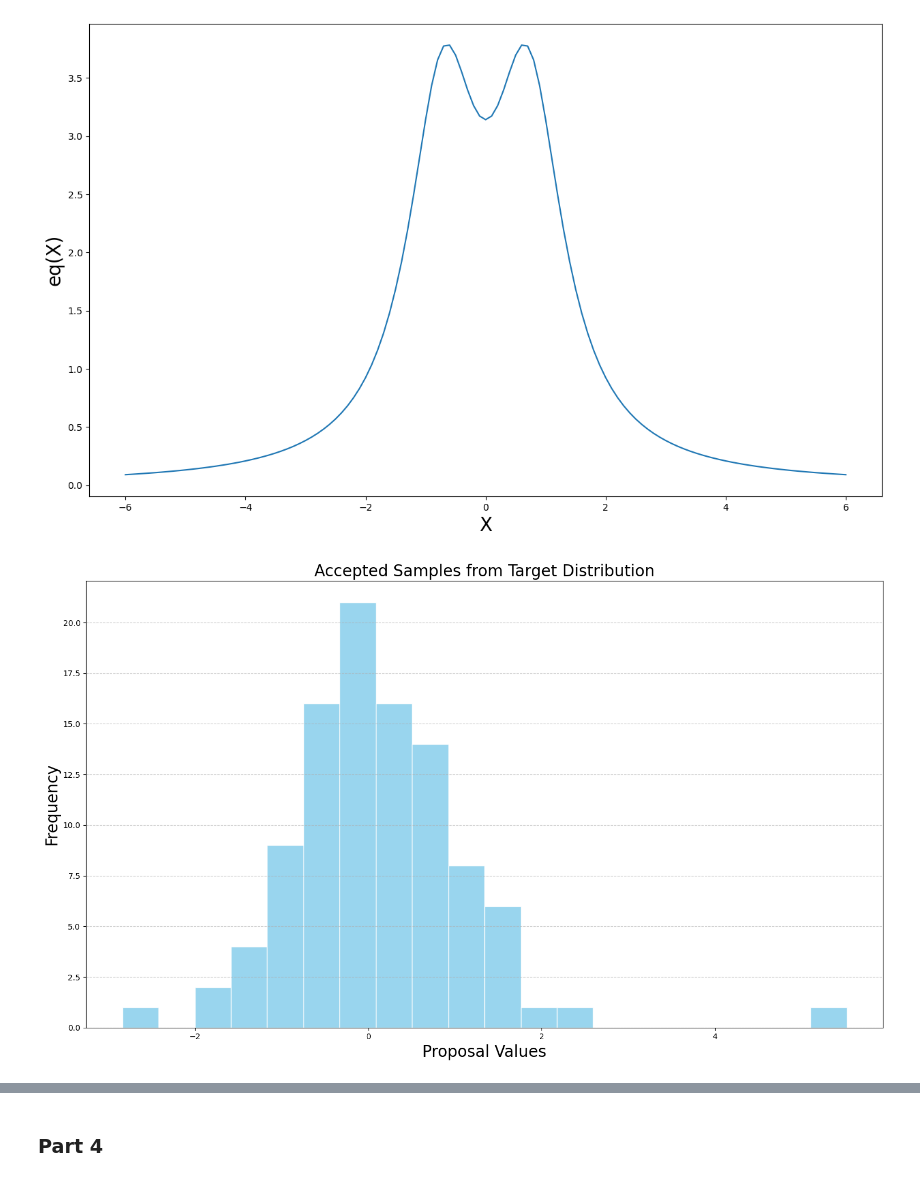
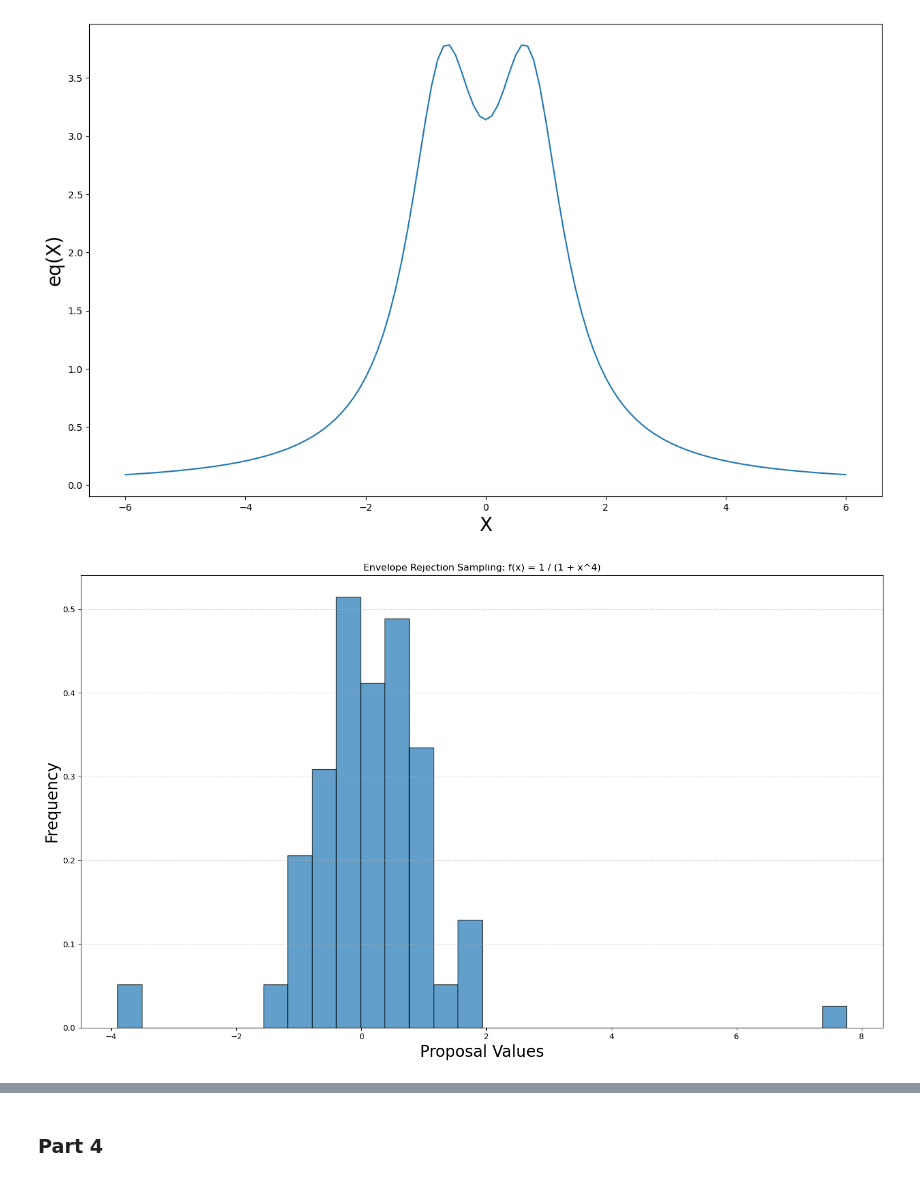
Before and after one commit to Ali-Raisolsadat/Ali-Raisolsadat.github.io, a Jupyter notebook: stat4110-code/chapter1/slide_code/lecture1_lecture_code_python.ipynb, the cells around one changed output, grey strips where cells are left out. Cells and saved outputs as stored; diff of their text form; code cells hidden in the pictures.

```diff
--- a/stat4110-code/chapter1/slide_code/lecture1_lecture_code_python.ipynb
+++ b/stat4110-code/chapter1/slide_code/lecture1_lecture_code_python.ipynb
@@ -135,28 +135,30 @@ plt.show()
 # %%
 # slide 17
 n = 100
 c = 3.8
 target_samples = []
 counter = 0
 
 # Accept-reject sampling
-while counter < n:
+while len(target_samples) < n:
     U = np.random.uniform(size=2)
-    proposal = np.tan(np.pi * U[0])
-    f = 1 / (1 + proposal**4)
-    g = 1 / (np.pi * (1 + proposal**2))
 
-    if U[1] < (f / (c * g)):
-        target_samples.append(proposal)
-        counter += 1
+    # Cauchy proposal via inverse CDF
+    Y = np.tan(np.pi * (U[0] - 0.5))
+
+    f = 1 / (1 + Y**4)
+    g = 1 / (np.pi * (1 + Y**2))
+
+    if U[1] < f / (c * g):
+        target_samples.append(Y)
 
 plt.figure(figsize=(15, 9))
-plt.hist(target_samples, bins=20, color="skyblue", edgecolor="white", alpha=0.85)
-plt.title("Accepted Samples from Target Distribution", fontsize=20)
+plt.hist(target_samples, bins=30, density=True, alpha=0.7, edgecolor="black")
+plt.title("Envelope Rejection Sampling: f(x) = 1 / (1 + x^4)")
 plt.xlabel("Proposal Values", fontsize=20)
 plt.ylabel("Frequency", fontsize=20)
 plt.grid(axis="y", linestyle="--", alpha=0.6)
 plt.tight_layout()
 plt.show()
 # %% [output]
-[figure, old version]
+[figure, new version]
```
Also changed, not shown: parts of 9 cells of this notebook, 3 other files.
